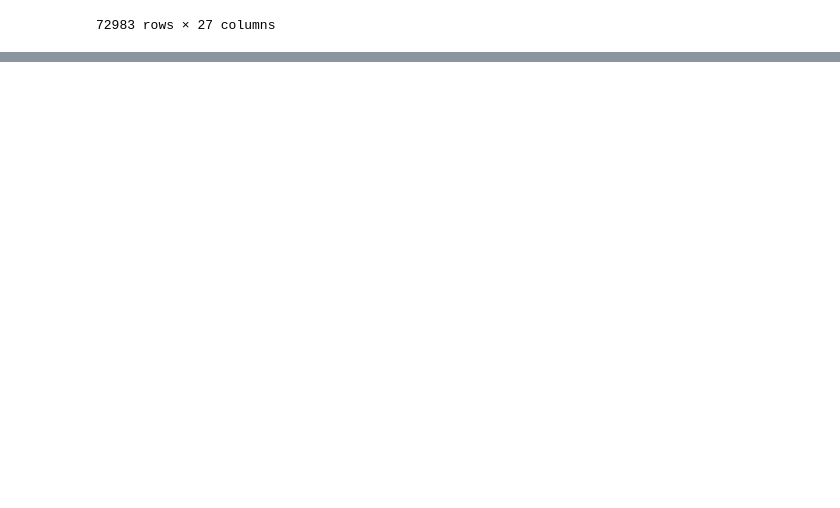
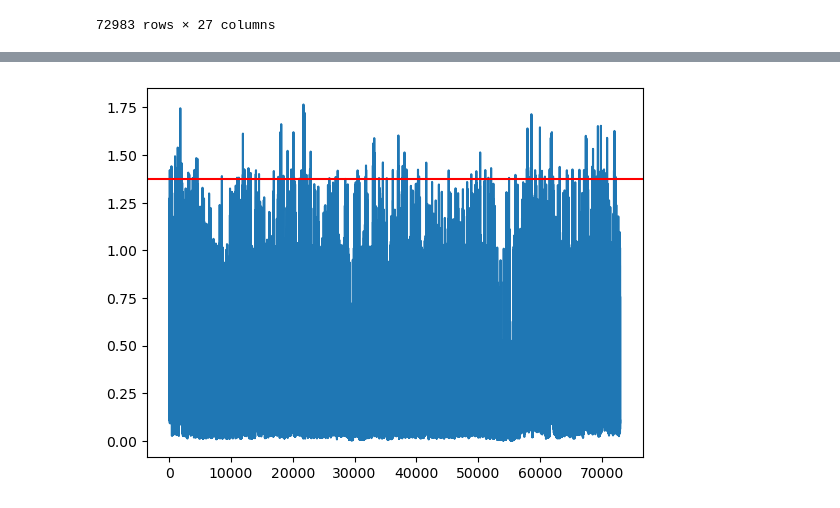
Before and after one commit to NemanjaGojkovic/Predikcija_pogodnosti_kupovine_automobila, a Jupyter notebook: masinsko-ucenje-3-domaci.ipynb, the cells around one changed output, grey strips where cells are left out. Drawn from its saved outputs; the diff is of its cells as text; code cells hidden in the pictures; blank space fills up the shorter version.

```diff
--- a/masinsko-ucenje-3-domaci.ipynb
+++ b/masinsko-ucenje-3-domaci.ipynb
@@ -697,0 +678,4 @@ from pyod.models.ecod import ECOD
+# %%
+from sklearn.preprocessing import MinMaxScaler
+scaler = MinMaxScaler()
+scaler.fit(car_data)
@@ -697,0 +684,4 @@ from pyod.models.ecod import ECOD
+# %%
+np_norm=scaler.transform(car_data)
+car_data_norm=pd.DataFrame(np_norm, columns=car_data.columns)
+car_data_norm
@@ -697,0 +731,7 @@ from pyod.models.ecod import ECOD
+# %%
+model3 = NearestNeighbors(n_neighbors=3)
+model3.fit(car_data_norm)
+distances, indexes = model3.kneighbors()
+plt.plot(distances.mean(axis =1))
+plt.axhline(1.05, color='red')
+plt.show()
@@ -697,0 +779,9 @@ from pyod.models.ecod import ECOD
+# %%
+model4 = NearestNeighbors(n_neighbors=10)
+model4.fit(car_data_norm)
+distances, indexes = model4.kneighbors()
+plt.plot(distances.mean(axis =1))
+plt.axhline(1.375, color='red')
+plt.show()
+# %% [output]
+[figure, added]
```
Also changed, not shown: parts of 28 cells of this notebook.
